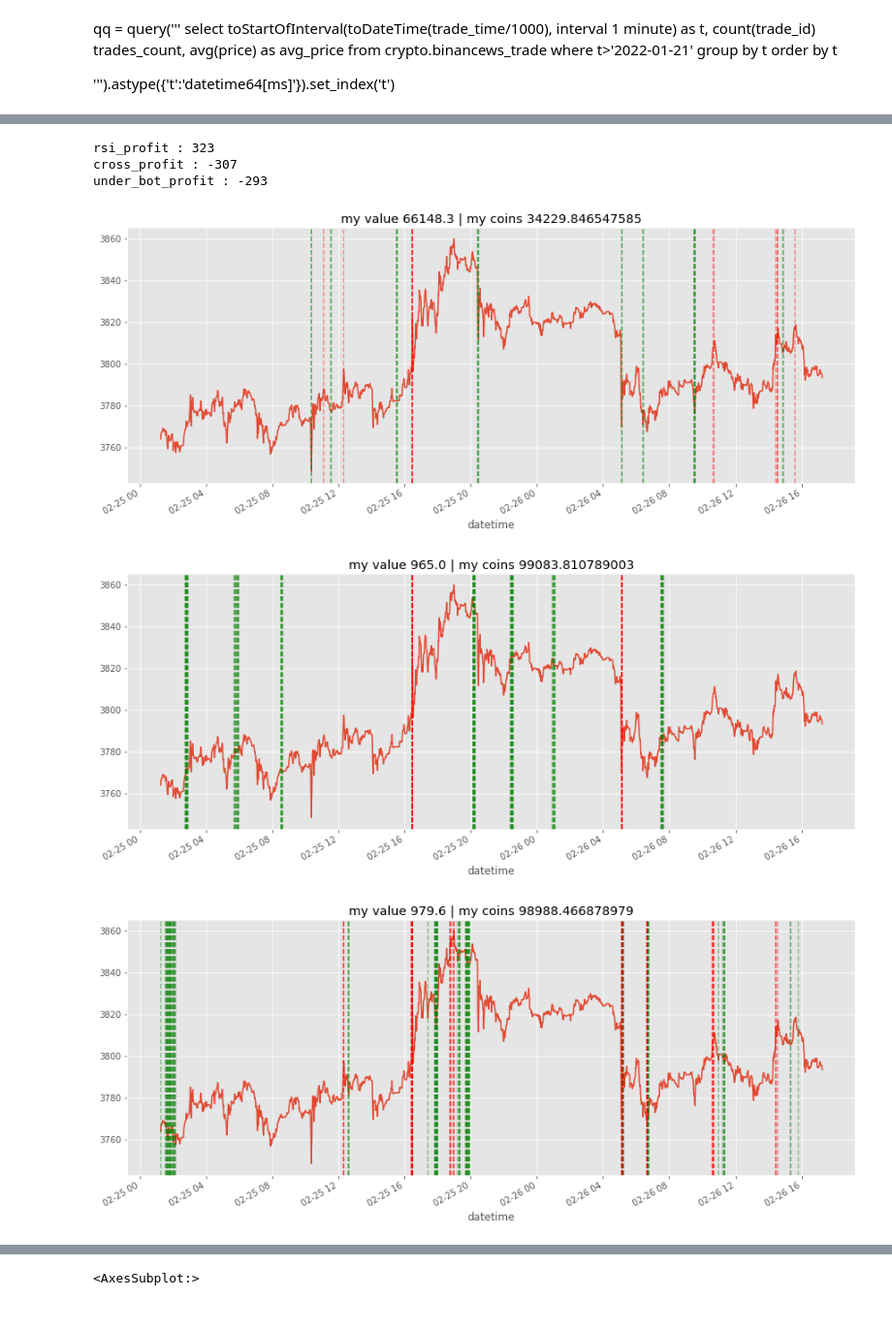
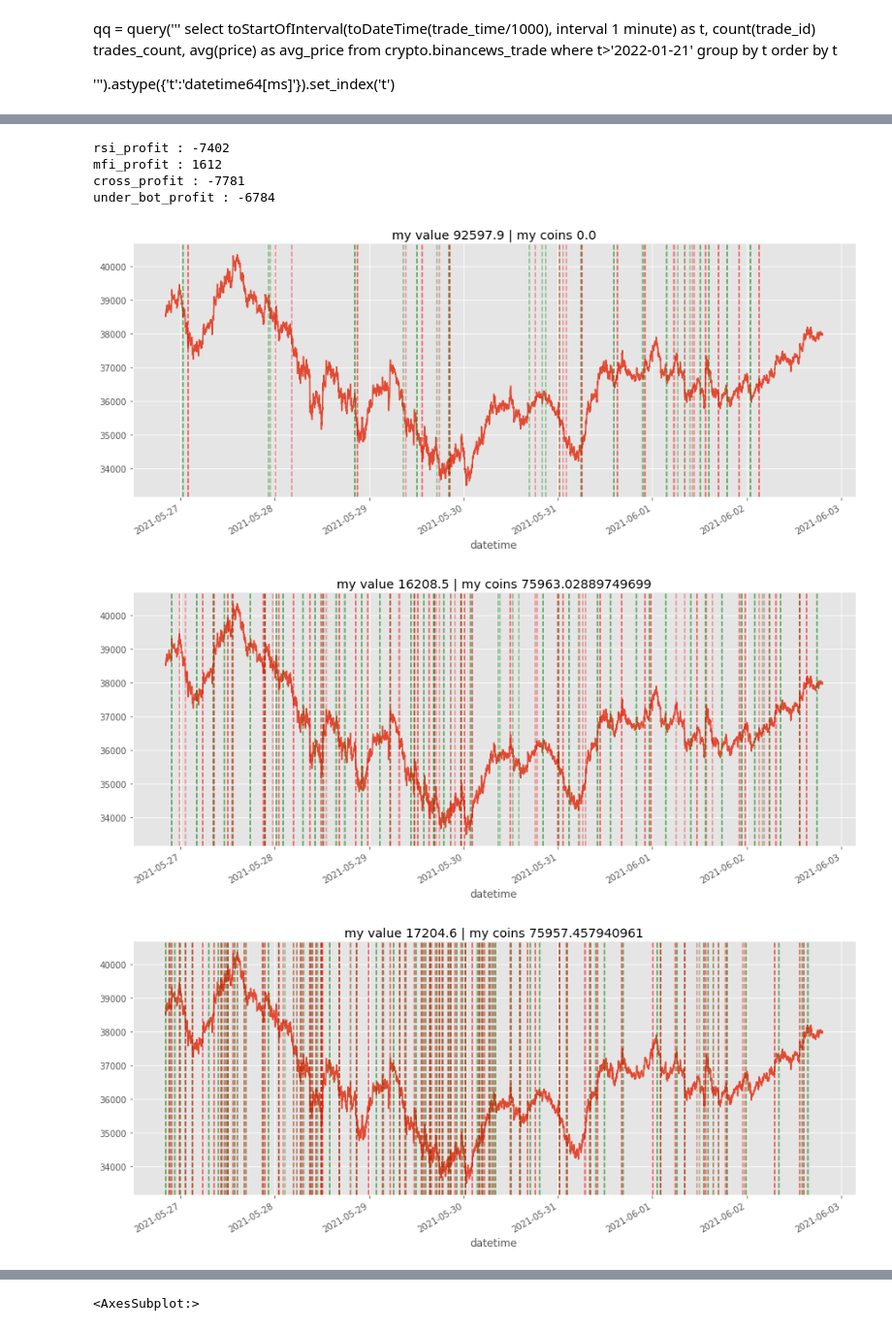
Before and after one commit to charubaiel/MarketCrackers, a Jupyter notebook: kpis/testbot.ipynb, the cells around one changed output, grey strips where cells are left out. Shown at 97% size. Saved outputs shown, nothing was run; the diff lists cells and outputs as text; code cells hidden in the pictures.

```diff
--- a/kpis/testbot.ipynb
+++ b/kpis/testbot.ipynb
@@ -42,6 +42,15 @@ def rsi_calc(df,w=14):
     wsa = (100 - 100 / df.pct_change().where(lambda x: x>0).rolling(w,1).mean().div(df.pct_change().where(lambda x: x<0).rolling(w,1).mean().abs()).add(1))
     rsi = wsa.shift(1).mul(w-1).add(wsa).div(w)
     return rsi
+# %%
+def calc_mfi(df,price_col='price',vol_col='volume',kandle=12,mfi_range=1800):
+    dd = df.copy()
+    dd[price_col] = dd[price_col].rolling(kandle,1).mean()
+    pmf = dd.where(dd[price_col].diff() > 0).rolling(mfi_range,1).agg({price_col:'sum',vol_col:'sum'})
+    pmf = pmf[price_col] * pmf[vol_col]
+    nmf = dd.where(dd[price_col].diff() < 0).rolling(mfi_range,1).agg({price_col:'sum',vol_col:'sum'})
+    nmf = nmf[price_col] * nmf[vol_col]
+    return 100 - 100/(1 + pmf/nmf)
 # %%
 def check_cross(data,value_col ='price' ,rolling_fast = 10,rolling_slow = 100, cross_window = 10,**kwargs ):
     zz = data.copy()
@@ -98,7 +111,7 @@ class TradeBotBase:
         self.cash_flow = {} # статистика по тоталу нашего кошелька после каждой сделки
         self.ttl_profit = defaultdict(int) # статистика нашего профита после каждой сделки
 
-    def get_data(self,df):
+    def get_data(self,df,price_col='price'):
         '''
         df : DataFrame \n
         Передаем сюда данные по ценам.\n
@@ -106,7 +119,10 @@ class TradeBotBase:
         значения - среднее значение по торгам \ в свечке
         '''
         self.df = df
-        self.current_price = df[-1] # запоминаем цену и даты, часто будем переиспользовать
+        if len(df.shape)==1:
+            self.current_price = df.values[-1] # запоминаем цену и даты, часто будем переиспользовать
+        else:
+            self.current_price = df[price_col].values[-1]
         self.current_dt = df.index[-1]
 
 
@@ -190,6 +206,13 @@ class TradeBotRsi(TradeBotBase):
     def rsi_check(self,rsi_thr=20):
         self.models_result['rsi_check'] = rsi_calc(self.df)[-1]<rsi_thr
         return self.models_result
+# %%
+@dataclass
+class TradeBotMFI(TradeBotBase):
+
+    def mfi_check(self,price_col,vol_col):
+        self.models_result['mfi'] = calc_mfi(self.df,price_col=price_col,vol_col=vol_col).iloc[-1] < 30
+        return self.models_result
 # %%
 @dataclass
 class TradeBotCross(TradeBotBase):
@@ -210,24 +233,29 @@ class TradeBotUnderRoll(TradeBotBase):
 # Ну и выполняем основные шаги наших роботиков
 
 rsi_bot = TradeBotRsi(name = 'Oleg',stoploss=0.02,profit=0.01)
+mfi_bot = TradeBotMFI(name = 'Oleg',stoploss=0.05,profit=0.01)
 cross_bot = TradeBotCross(name = 'Vitek',stoploss=0.02,profit=0.01)
 under_bot = TradeBotUnderRoll(name = 'Vitek',stoploss=0.02,profit=0.01)
 
-test_range = 2000
-idxx = np.random.randint(df.shape[0] - test_range)
+test_range = 10000
+idxx = np.random.randint(df.loc['2021'].shape[0] - test_range)
 for i in tqdm(range(1,test_range)):
 
-    rsi_bot.get_data(df['price'].iloc[idxx:idxx+i])
+    rsi_bot.get_data(df.loc['2021']['price'].iloc[idxx:idxx+i],price_col='price')
     rsi_bot.rsi_check()
     rsi_bot.fetch_deals()
 
-    cross_bot.get_data(df['price'].iloc[idxx:idxx+i])
+    cross_bot.get_data(df.loc['2021']['price'].iloc[idxx:idxx+i],price_col='price')
     cross_bot.cross_check()
     cross_bot.fetch_deals()
 
-    under_bot.get_data(df['price'].iloc[idxx:idxx+i])
+    under_bot.get_data(df.loc['2021']['price'].iloc[idxx:idxx+i],price_col='price')
     under_bot.underroll()
     under_bot.fetch_deals()
+
+    mfi_bot.get_data(df.loc['2021'].iloc[idxx:idxx+i],price_col='price')
+    mfi_bot.mfi_check(price_col='price',vol_col='volume')
+    mfi_bot.fetch_deals()
 # %%
 cross_pr = np.sum(list(map(lambda x: cross_bot.current_price - x, list(cross_bot.coin_pool.values())))) + np.sum(list(cross_bot.ttl_profit.values()))
 rsi_pr = np.sum(list(map(lambda x: rsi_bot.current_price - x, list(rsi_bot.coin_pool.values())))) + np.sum(list(rsi_bot.ttl_profit.values()))
@@ -235,28 +264,30 @@ under_bot_pr = np.sum(list(map(lambda x: under_bot.current_price - x, list(under
 # %%
 # Инфа сколько по итогу мы ушатали денег ;)
 print(f'rsi_profit : {rsi_pr:.0f}\n\
+mfi_profit : {mfi_pr:.0f}\n\
 cross_profit : {cross_pr:.0f}\n\
 under_bot_profit : {under_bot_pr:.0f}')
 # %% [output]
-rsi_profit : 323
-cross_profit : -307
-under_bot_profit : -293
+rsi_profit : -7402
+mfi_profit : 1612
+cross_profit : -7781
+under_bot_profit : -6784
 # %%
 # Визуальный ряд с инфой где мы закупались и где продавали
-df['price'].iloc[idxx:idxx+i].plot(title=f'my value {rsi_bot.deposit:.1f} | my coins {np.sum(list(rsi_bot.coin_pool.values()))}')
+df.loc['2021']['price'].iloc[idxx:idxx+i].plot(title=f'my value {rsi_bot.deposit:.1f} | my coins {np.sum(list(rsi_bot.coin_pool.values()))}')
 [plt.axvline(dt,linestyle='--',color='g',alpha=.4) for dt in rsi_bot.deals_dict['buy']];
 [plt.axvline(dt,linestyle='--',color='r',alpha=.4) for dt in rsi_bot.deals_dict['sell']];
 # %% [output]
-[figure, old version]
+[figure, new version]
 # %%
-df['price'].iloc[idxx:idxx+i].plot(title=f'my value {cross_bot.deposit:.1f} | my coins {np.sum(list(cross_bot.coin_pool.values()))}')
+df['price'].loc['2021'].iloc[idxx:idxx+i].plot(title=f'my value {cross_bot.deposit:.1f} | my coins {np.sum(list(cross_bot.coin_pool.values()))}')
 [plt.axvline(dt,linestyle='--',color='g',alpha=.4) for dt in cross_bot.deals_dict['buy']];
 [plt.axvline(dt,linestyle='--',color='r',alpha=.4) for dt in cross_bot.deals_dict['sell']];
 # %% [output]
-[figure, old version]
+[figure, new version]
 # %%
-df['price'].iloc[idxx:idxx+i].plot(title=f'my value {under_bot.deposit:.1f} | my coins {np.sum(list(under_bot.coin_pool.values()))}')
+df['price'].loc['2021'].iloc[idxx:idxx+i].plot(title=f'my value {under_bot.deposit:.1f} | my coins {np.sum(list(under_bot.coin_pool.values()))}')
 [plt.axvline(dt,linestyle='--',color='g',alpha=.4) for dt in under_bot.deals_dict['buy']];
 [plt.axvline(dt,linestyle='--',color='r',alpha=.4) for dt in under_bot.deals_dict['sell']];
 # %% [output]
-[figure, old version]
+[figure, new version]
```
Also changed, not shown: parts of 3 cells of this notebook, 1 other file.
